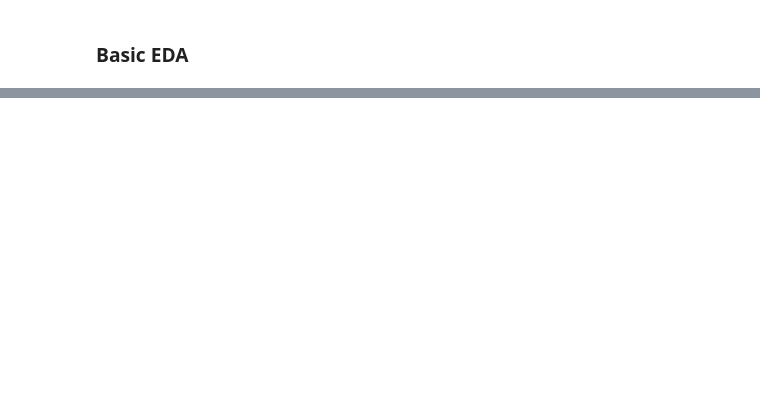
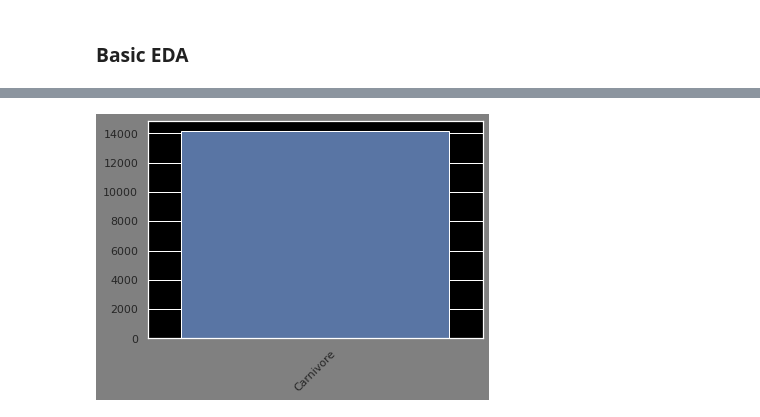
Before and after one commit to AklimaRimi/Reptile-Museum, a Jupyter notebook: Analysis.ipynb, the cells around one changed output, grey strips where cells are left out. Saved outputs shown, nothing was run; the diff lists cells and outputs as text; code cells hidden in the pictures; blank space fills up the shorter version.

```diff
--- a/Analysis.ipynb
+++ b/Analysis.ipynb
@@ -80,0 +87,14 @@ plt.show()
+# %%
+snake = data[data['Type'] == 'Snake']
+crocodile = data[data['Type'] == 'Crocodile']
+turtle = data[data['Type'] == 'Turtle']
+lizard = data[data['Type'] == 'Lizard']
+# %%
+
+name = snake['Diet'].value_counts()
+new_df = pd.DataFrame(name)
+sns.barplot(x = new_df.index,y = new_df['Diet'].values)
+plt.xticks(rotation = 45)
+plt.show()
+# %% [output]
+[figure, added]
```
Also changed, not shown: parts of 9 cells of this notebook.
